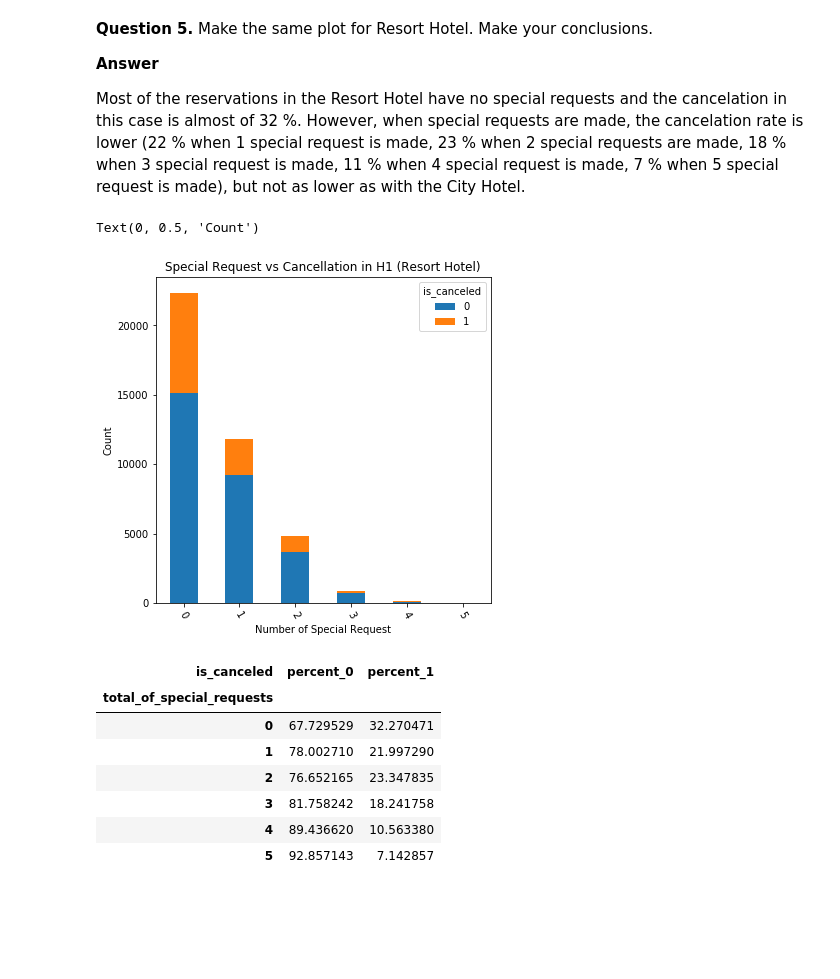
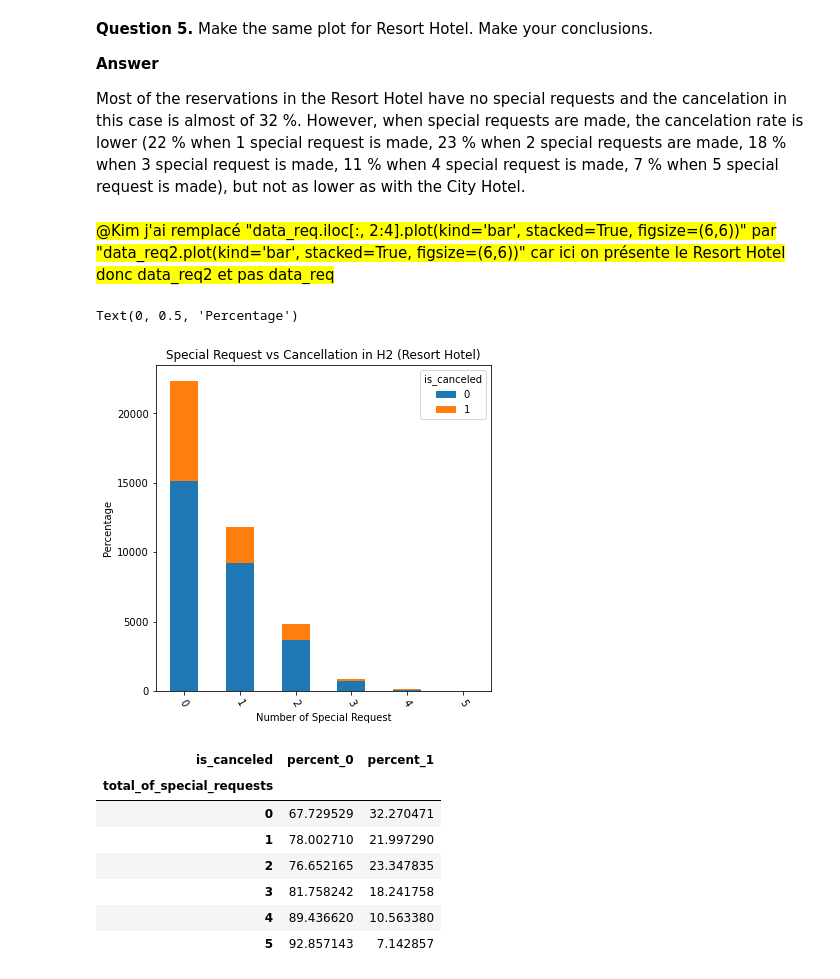
Before and after one commit to ARKEnsae/DM_ML_3A, a Jupyter notebook: TP2/TP2_KA_IB.ipynb, the cells around one changed output. Saved outputs shown, nothing was run; the diff lists cells and outputs as text; code cells hidden in the pictures; blank space fills up the shorter version.

```diff
--- a/TP2/TP2_KA_IB.ipynb
+++ b/TP2/TP2_KA_IB.ipynb
@@ -437,17 +436,20 @@ Text(0, 0.5, 'Count')
 **Answer**
 
 Most of the reservations in the Resort Hotel have no special requests and the cancelation in this case is almost of 32 %. However, when special requests are made, the cancelation rate is lower (22 % when 1 special request is made, 23 % when 2 special requests are made, 18 % when 3 special request is made, 11 % when 4 special request is made, 7 % when 5 special request is made), but not as lower as with the City Hotel.
+# %% [markdown]
+<mark> @Kim j'ai remplacé "data_req.iloc[:, 2:4].plot(kind='bar', stacked=True, figsize=(6,6))"
+par "data_req2.plot(kind='bar', stacked=True, figsize=(6,6))" car ici on présente le Resort Hotel donc data_req2 et pas data_req</mark>
 # %%
 data_req2 = data[(data['hotel'] == 'Resort Hotel')].groupby(['total_of_special_requests',
                                                              'is_canceled']).size().unstack(level=1)
-data_req.iloc[:, 2:4].plot(kind='bar', stacked=True, figsize=(6,6))
-plt.title('Special Request vs Cancellation in H2 (City Hotel)')
+data_req2.plot(kind='bar', stacked=True, figsize=(6,6))
+plt.title('Special Request vs Cancellation in H2 (Resort Hotel)')
 plt.xlabel('Number of Special Request', fontsize=10)
 plt.xticks(rotation=300)
 plt.ylabel('Percentage', fontsize=10)
 # %% [output]
-Text(0, 0.5, 'Count')
+Text(0, 0.5, 'Percentage')
-[figure, old version]
+[figure, new version]
 # %%
 # From raw value to percentage
 total = [i+j for i,j in zip(data_req2[0], data_req2[1])]
```
Also changed, not shown: parts of 24 cells of this notebook.
